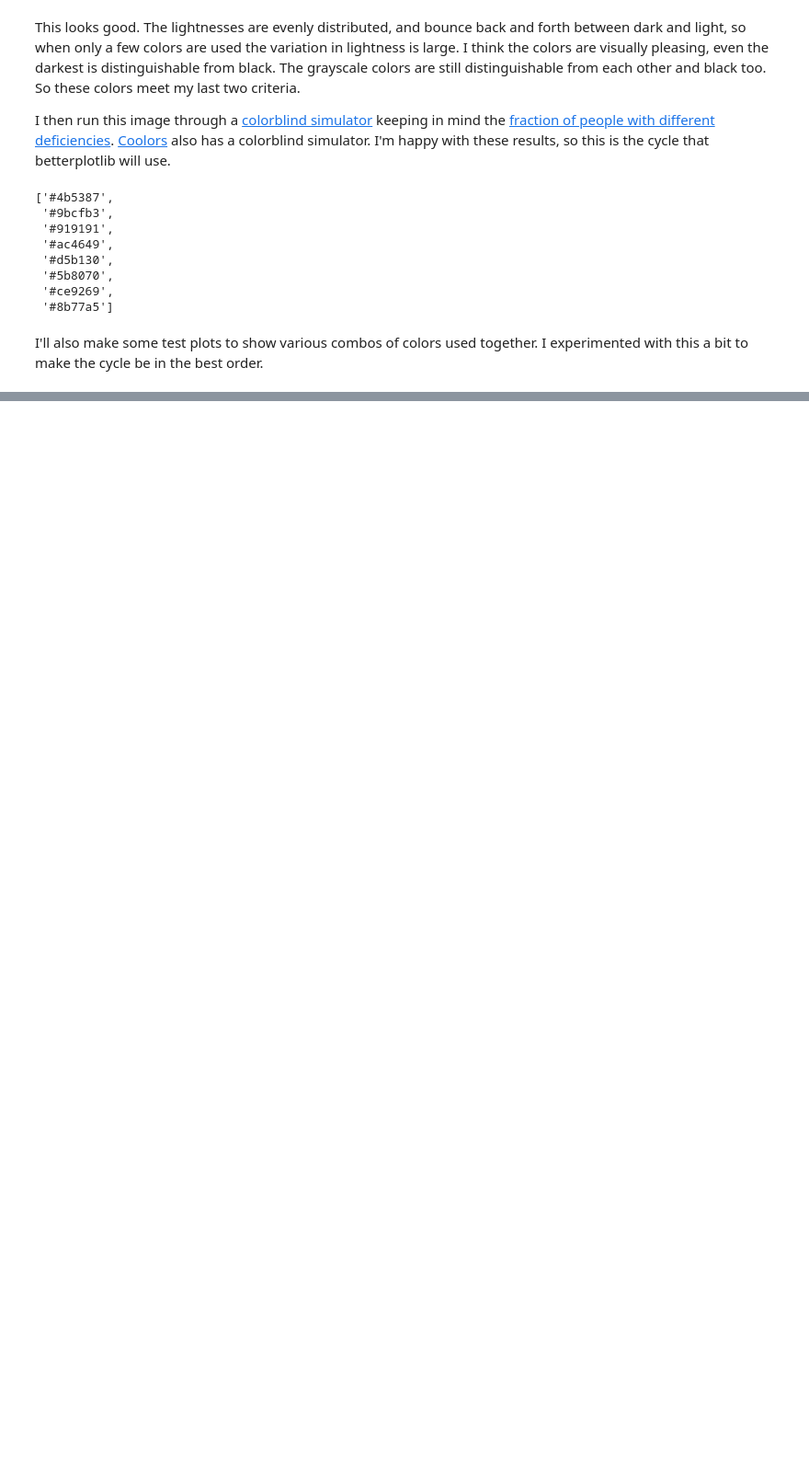
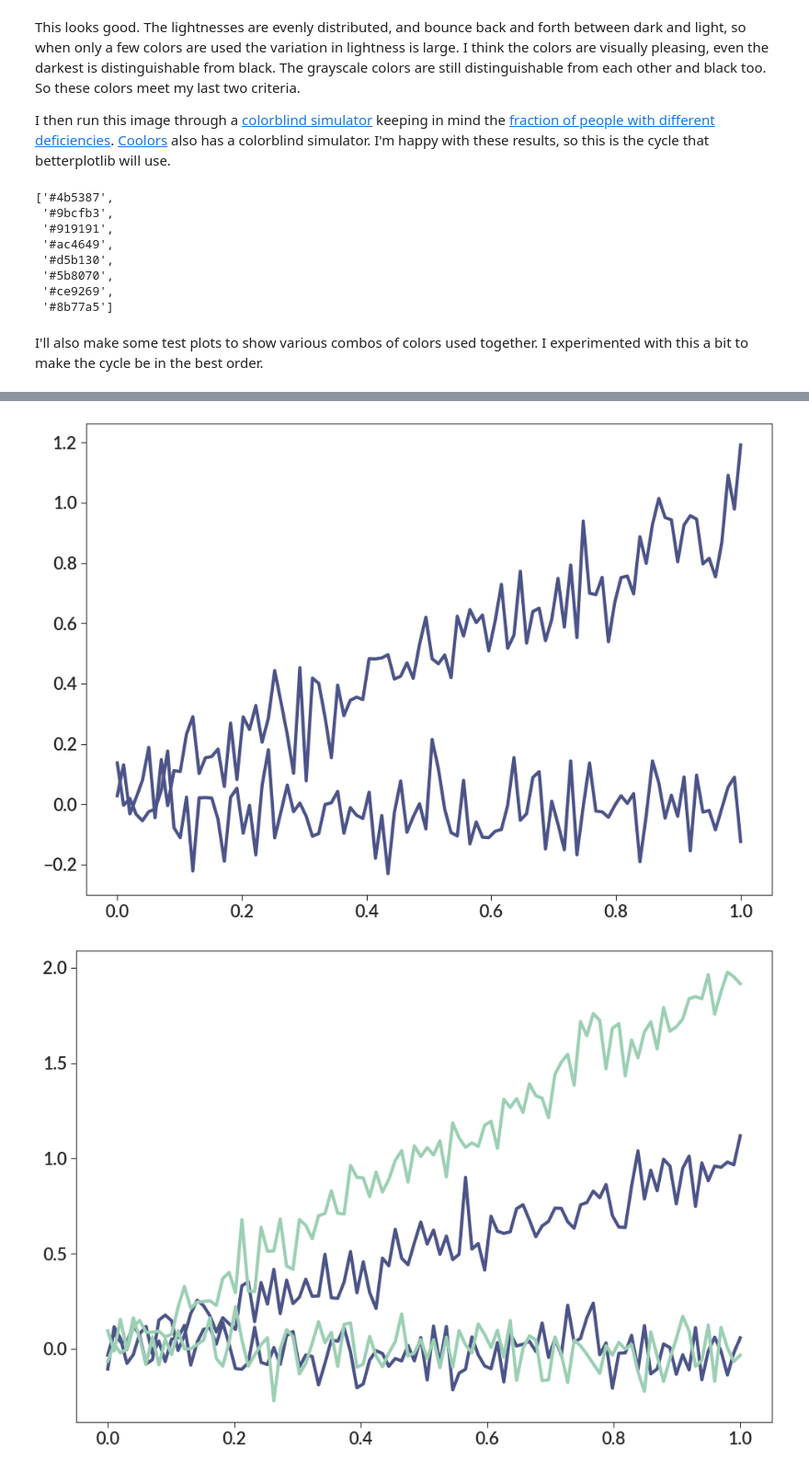
Before and after one commit to gillenbrown/betterplotlib, a Jupyter notebook: docs/colorcycle.ipynb, the cells around one changed output, grey strips where cells are left out. Shown at 92% size. Saved outputs shown, nothing was run; the diff lists cells and outputs as text; code cells hidden in the pictures; blank space fills up the shorter version.

```diff
--- a/docs/colorcycle.ipynb
+++ b/docs/colorcycle.ipynb
@@ -209,0 +210,15 @@ for i in range(len(new_cycle)):
+# %%
+for i in range(len(new_cycle)):
+    fig, ax = bpl.subplots()
+    for c in range(i+1):
+        xs = np.linspace(0, 1, 100)
+        ys = make_noisy_line(xs, 0, 0, 0.1)
+
+
+        ax.plot(xs, ys, c=new_cycle[c], lw=3, label=new_cycle[c])
+
+        ys = make_noisy_line(xs, c+1, 0, 0.1)
+        ax.plot(xs, ys, c=new_cycle[c], lw=3, label=new_cycle[c])
+# %% [output]
+[figure, added]
+[figure, added]
```
Also changed, not shown: parts of 4 cells of this notebook.
